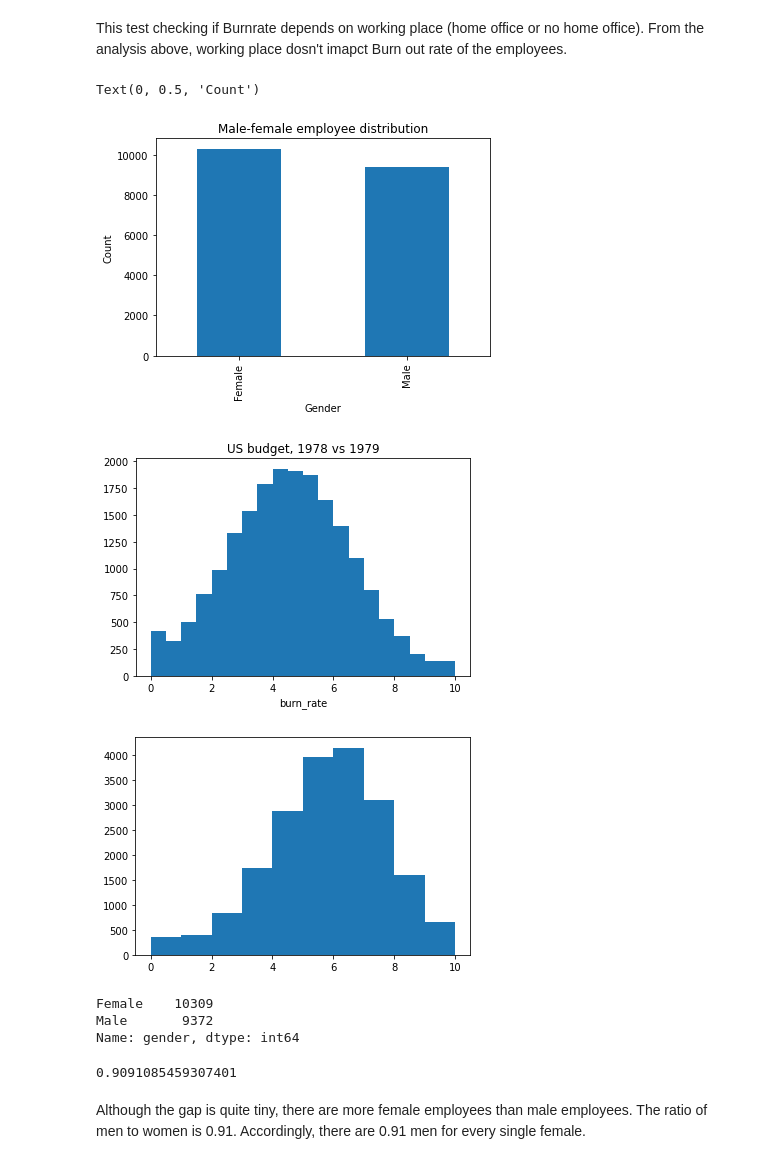
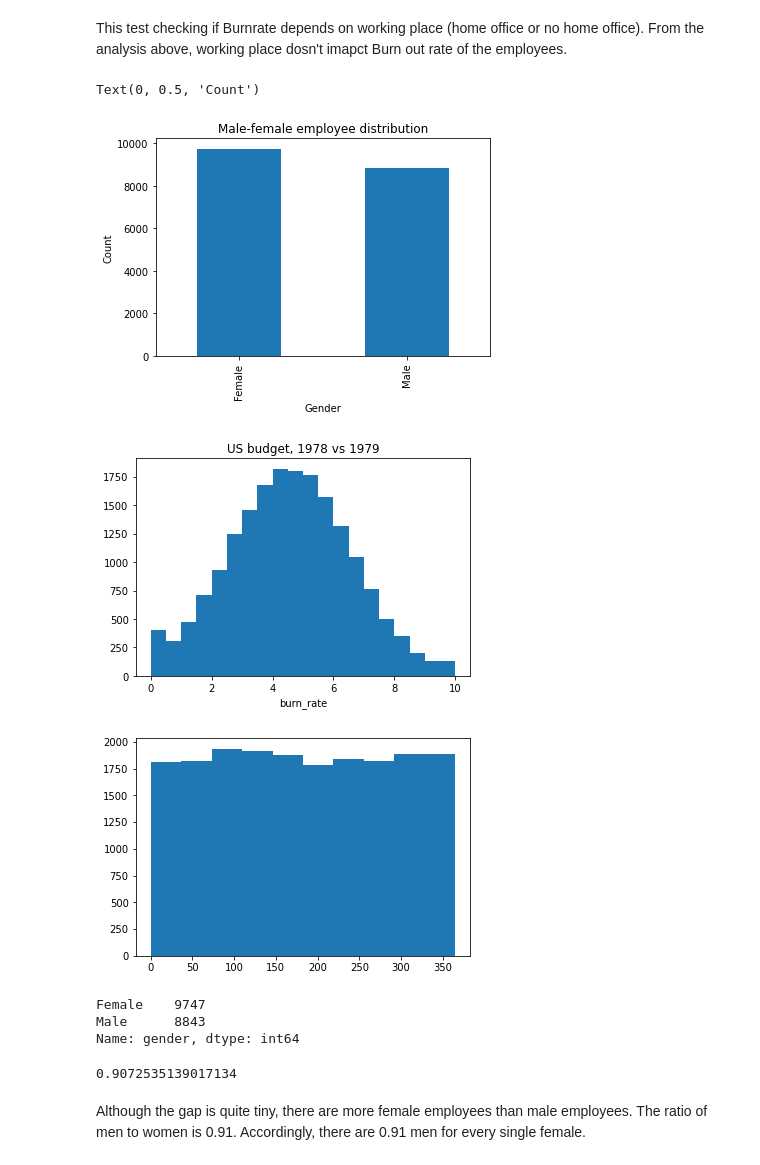
Before and after one commit to Vselenis/Data-Science-June-2022, a Jupyter notebook: Project/Project.ipynb, the cells around one changed output. Cells and saved outputs as stored; diff of their text form; code cells hidden in the pictures.

```diff
--- a/Project/Project.ipynb
+++ b/Project/Project.ipynb
@@ -61,9 +99,9 @@ In fact, our columns have quite simple data, but at the same time for presented
 # %%
 column_names = ["employee_id","joined","gender","company_type","home_office","designation","working_hours","fatigue","burn_rate"]
-employes_data.columns = column_names
-employes_data.index = employes_data["employee_id"]
-employes_data.drop("employee_id", axis=1, inplace= True)
-employes_data.head()
+employees_data.columns = column_names
+employees_data.index = employees_data["employee_id"]
+employees_data.drop("employee_id", axis=1, inplace= True)
+employees_data.head()
 # %% [output]
 |  | joined | gender | company_type | home_office | designation | working_hours | fatigue | burn_rate |
 | employee_id |  |  |  |  |  |  |  |  |
@@ -87,14 +113,14 @@ dtype: object
 # %% [markdown]
 By analyzing the "joined" column, we can determine that everyone joined in 2008. While using column as a starting point, we can make a new column that displays the number of days (starting date is Jan 1, 2008). We will suppose that a person has more experience the more days he or she has. Setting the final date to December 31, 2008. I believe a longer term having higher value.
 # %%
-to_days = pd.to_datetime(employes_data['joined'], format= '%Y-%m-%d').dt.date
+to_days = pd.to_datetime(employees_data['joined'], format= '%Y-%m-%d').dt.date
 
 last_day = date(2008,12,31)
-employes_data['experience'] = last_day - to_days
-employes_data['experience'] = employes_data.experience.dt.days
-employes_data.insert(1, 'experience', employes_data.pop('experience'))
-employes_data.drop(columns='joined', axis=1, inplace=True)
-employes_data.head()
+employees_data['experience'] = last_day - to_days
+employees_data['experience'] = employees_data.experience.dt.days
+employees_data.insert(1, 'experience', employees_data.pop('experience'))
+employees_data.drop(columns='joined', axis=1, inplace=True)
+employees_data.head()
 # %% [output]
 |  | experience | gender | company_type | home_office | designation | working_hours | fatigue | burn_rate |
 | employee_id |  |  |  |  |  |  |  |  |
@@ -106,5 +132,5 @@ employes_data.head()
 # %% [markdown]
 The next thing we notice is that the burn rate column has values from 0 to 1. In our specific case, I think it will be better if we unify them with the other 2 columns - working_hours and fatigue. Their range is from 1 to 10.
 # %%
-employes_data['burn_rate'] = employes_data['burn_rate'].apply(lambda x: x*10)
+employees_data['burn_rate'] = employees_data['burn_rate'].apply(lambda x: x*10)
 # %%
@@ -141,5 +167,8 @@ Since fatigue and burn rate are our desired features, we will delete all the rec
 # %%
-employes_data.dropna(subset = ["fatigue"], inplace= True)
-employes_data.dropna(subset = ["burn_rate"], inplace= True)
-employes_data.isnull().sum()
+employees_data.dropna(subset = ["burn_rate"], inplace= True)
+employees_data.dropna(subset = ["fatigue"], inplace= True)
+employees_data.dropna(subset = ["working_hours"], inplace= True)
+#employees_data["working_hours"].median()
+
+employees_data.isnull().sum()
 # %% [output]
@@ -208,35 +233,35 @@ Ttest_indResult(statistic=-45.07555571377041, pvalue=0.0)
 # %% [markdown]
 This test checking if Burnrate depends on working place (home office or no home office). From the analysis above, working place dosn't imapct Burn out rate of the employees.
 # %%
-count_gender = employes_data['gender'].value_counts().plot(kind='bar',
+count_gender = employees_data['gender'].value_counts().plot(kind='bar',
                                     title="Male-female employee distribution")
 plt.xlabel("Gender")
 plt.ylabel("Count")
 # %% [output]
 Text(0, 0.5, 'Count')
-[figure, old version]
+[figure, new version]
 # %%
-plt.hist(employes_data.burn_rate, bins = 20)
+plt.hist(employees_data.burn_rate, bins = 20)
 plt.title('US budget, 1978 vs 1979')
 plt.xlabel('burn_rate')
 plt.show()
 # %% [output]
-[figure, old version]
+[figure, new version]
 # %%
-plt.hist(employes_data.fatigue)
+plt.hist(employees_data.experience)
 plt.show()
 # %% [output]
-[figure, old version]
+[figure, new version]
 # %%
-employes_data["gender"].value_counts()
+employees_data["gender"].value_counts()
 # %% [output]
-Female    10309
-Male       9372
+Female    9747
+Male      8843
 Name: gender, dtype: int64
 # %%
-len(employes_data[employes_data["gender"] == "Male"])/len(employes_data[employes_data["gender"] == "Female"])
+len(employees_data[employees_data["gender"] == "Male"])/len(employees_data[employees_data["gender"] == "Female"])
 # %% [output]
-0.9091085459307401
+0.9072535139017134
 # %% [markdown]
 Although the gap is quite tiny, there are more female employees than male employees. The ratio of men to women is 0.91. Accordingly, there are 0.91 men for every single female.
 # %% [markdown]
```
Also changed, not shown: parts of 62 cells of this notebook.
